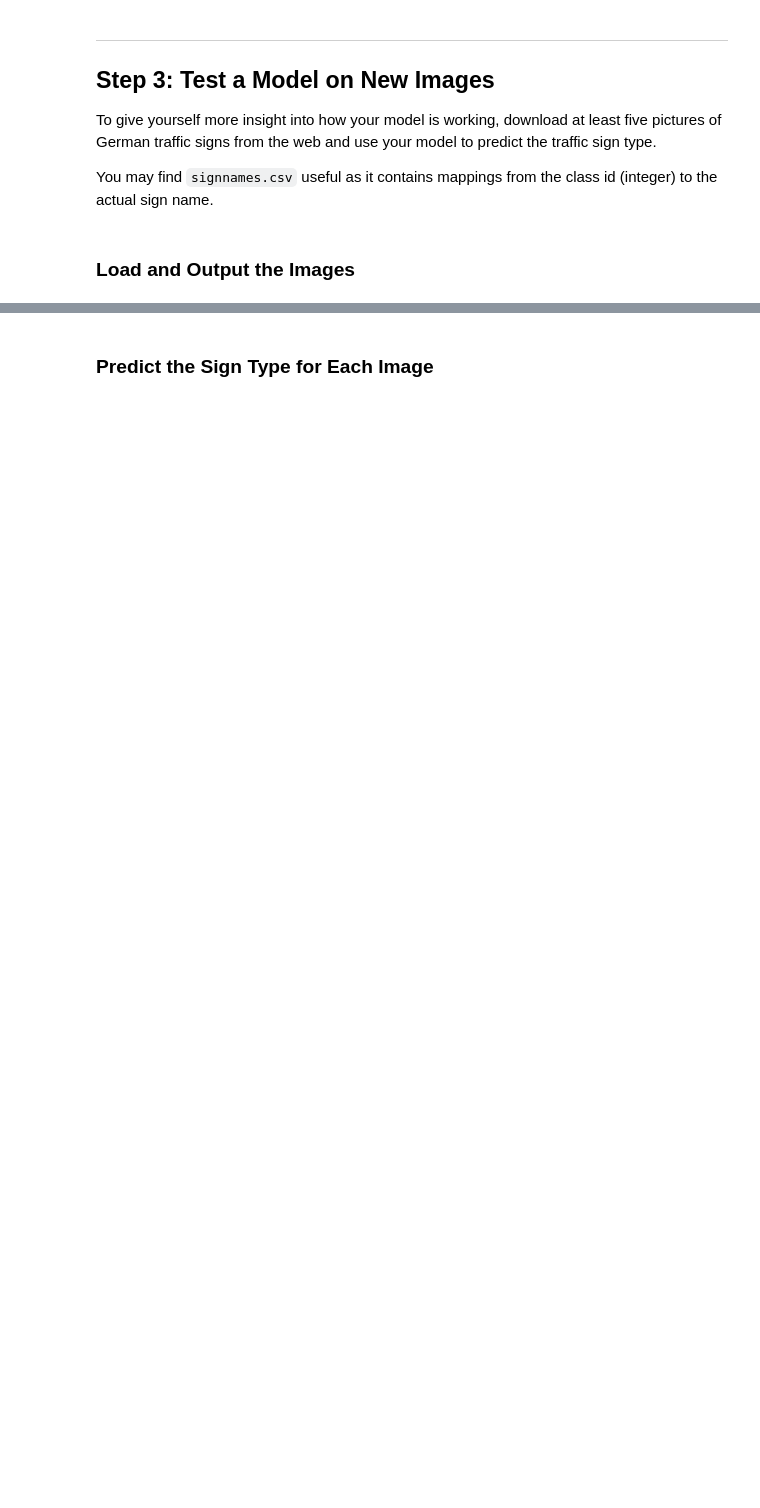
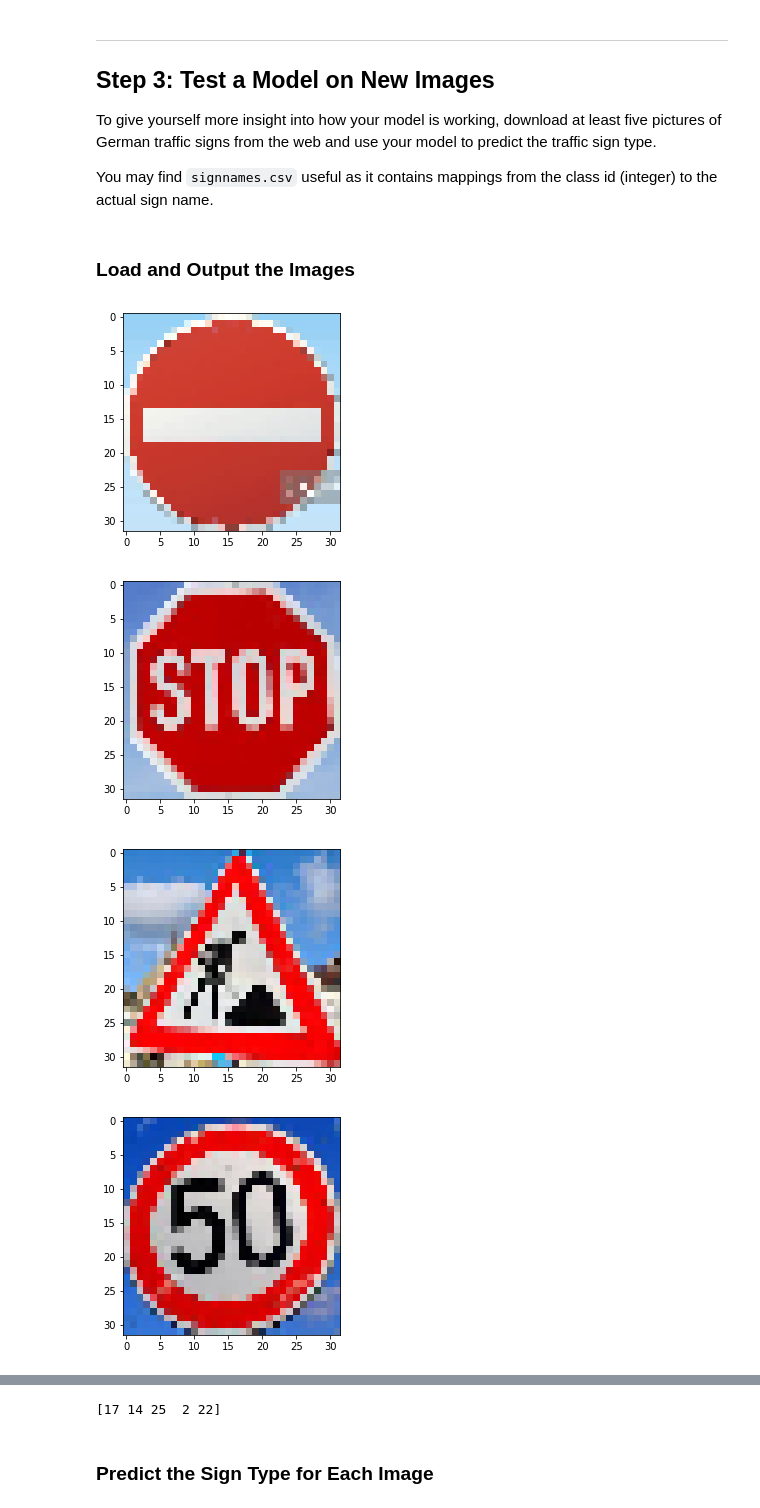
Before and after one commit to thayumaanavan/CarND-Traffic-Sign-Classifier-Project, a Jupyter notebook: Traffic_Sign_Classifier.ipynb, the cells around one changed output, grey strips where cells are left out. Cells and saved outputs as stored; diff of their text form; code cells hidden in the pictures; blank space fills up the shorter version.

```diff
--- a/Traffic_Sign_Classifier.ipynb
+++ b/Traffic_Sign_Classifier.ipynb
@@ -334,0 +332,26 @@ You may find `signnames.csv` useful as it contains mappings from the class id (i
+# %%
+### Load the images and plot them here.
+### Feel free to use as many code cells as needed.
+import os
+# Load images and their labels
+path = 'test_images'
+img_files = [(os.path.join(root, name))
+    for root, dirs, files in os.walk(path)
+    for name in files if name.endswith((".jpg")) or name.endswith((".png"))]
+images = []
+labels = []
+for img in img_files:
+    np_image = cv2.imread(img)
+    images.append(cv2.resize(np_image, (32, 32)) )
+    labels.append(int(img[-6:-4]))
+test_images = np.stack(images)
+test_labels = np.stack(labels)
+# Plot the images
+for img in test_images:
+    plt.figure()
+    plt.imshow(img[:,:,::-1])
+# %% [output]
+[figure, added]
+[figure, added]
+[figure, added]
+[figure, added]
@@ -335,3 +359,7 @@ You may find `signnames.csv` useful as it contains mappings from the class id (i
+# %%
+print(test_labels)
+# %% [output]
+[17 14 25  2 22]
 # %% [markdown]
 ### Predict the Sign Type for Each Image
 # %%
```
Also changed, not shown: parts of 8 cells of this notebook, 8 other files.
